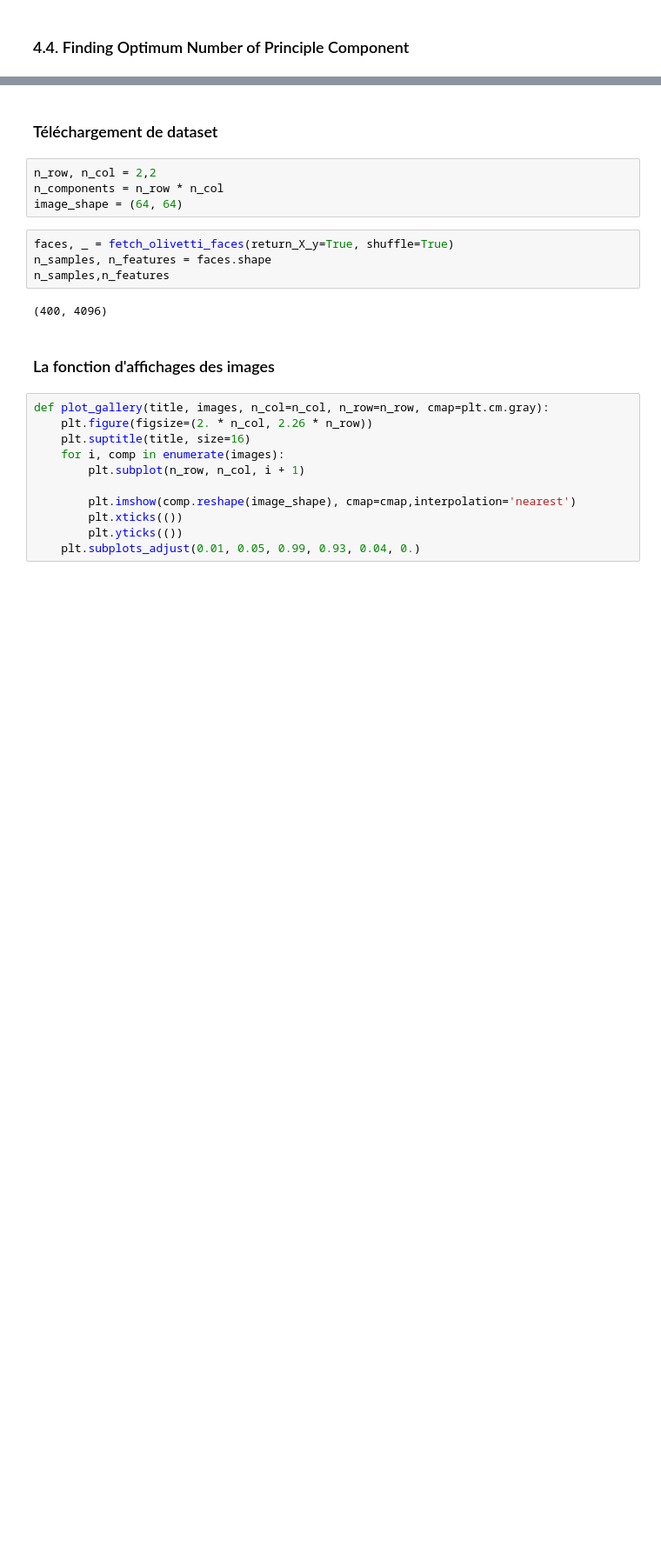
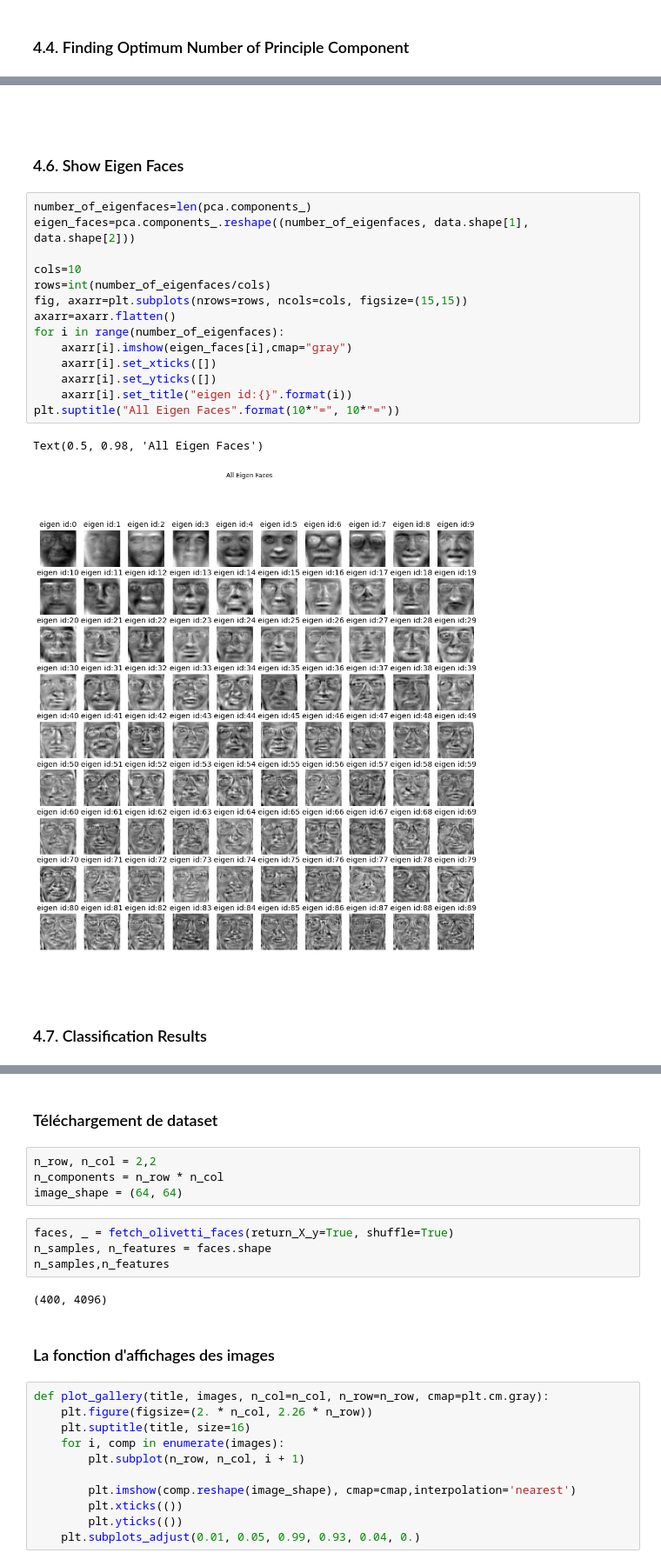
Before and after one commit to essanhaji/face_recognition_pca, a Jupyter notebook: main.ipynb, the cells around one changed output, grey strips where cells are left out. Shown at 87% size. Drawn from its saved outputs; the diff is of its cells as text; blank space fills up the shorter version.

```diff
--- a/main.ipynb
+++ b/main.ipynb
@@ -274,0 +302,25 @@ plt.show()
+# %% [markdown]
+<br>
+# %% [markdown]
+### 4.6. Show Eigen Faces
+# %%
+number_of_eigenfaces=len(pca.components_)
+eigen_faces=pca.components_.reshape((number_of_eigenfaces, data.shape[1], data.shape[2]))
+
+cols=10
+rows=int(number_of_eigenfaces/cols)
+fig, axarr=plt.subplots(nrows=rows, ncols=cols, figsize=(15,15))
+axarr=axarr.flatten()
+for i in range(number_of_eigenfaces):
+    axarr[i].imshow(eigen_faces[i],cmap="gray")
+    axarr[i].set_xticks([])
+    axarr[i].set_yticks([])
+    axarr[i].set_title("eigen id:{}".format(i))
+plt.suptitle("All Eigen Faces".format(10*"=", 10*"="))
+# %% [output]
+Text(0.5, 0.98, 'All Eigen Faces')
+[figure, added]
+# %% [markdown]
+<br>
+# %% [markdown]
+### 4.7. Classification Results
```
Also changed, not shown: parts of 15 cells of this notebook.
